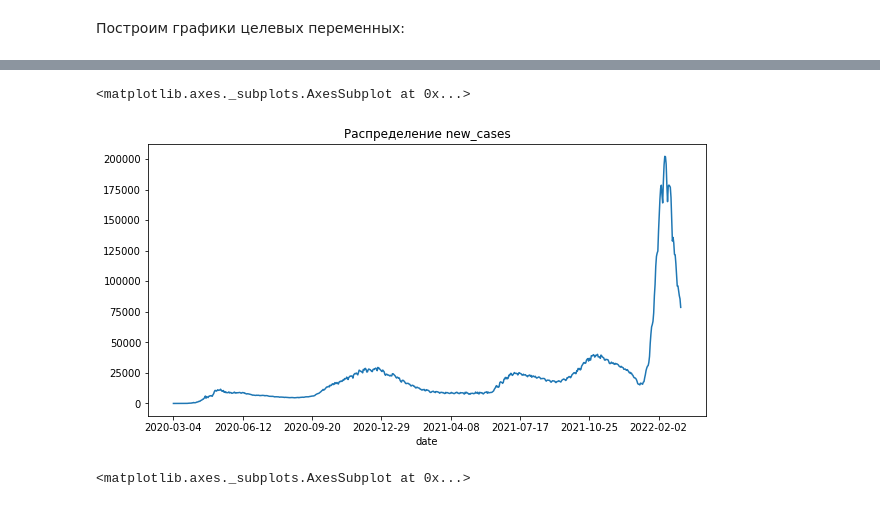
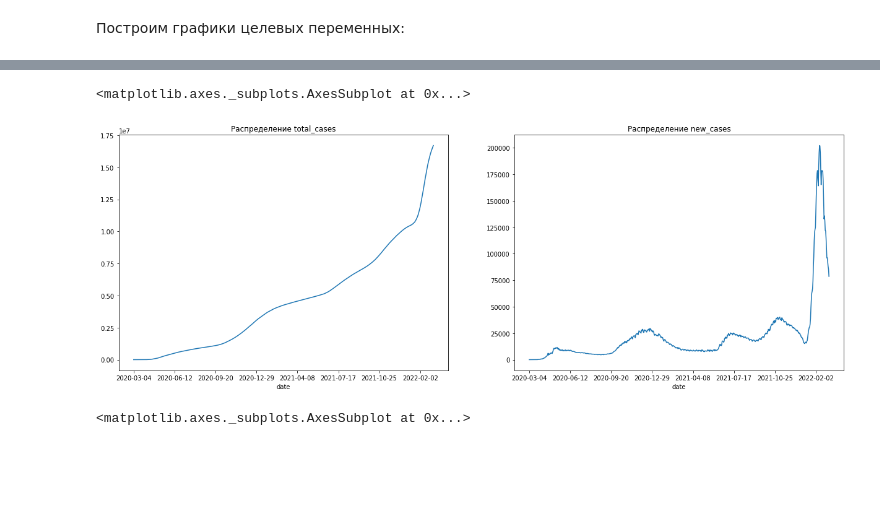
Before and after one commit to made-hw/AML, a Jupyter notebook: Продвинутое машинное обучение.ДЗ 1.ipynb, the cells around one changed output, grey strips where cells are left out. Saved outputs shown, nothing was run; the diff lists cells and outputs as text; code cells hidden in the pictures; blank space fills up the shorter version.

```diff
--- a/Продвинутое машинное обучение.ДЗ 1.ipynb
+++ b/Продвинутое машинное обучение.ДЗ 1.ipynb
@@ -79,8 +77,11 @@ plot_data[targets[0]].plot(title=f'Распределение {targets[0]}', fig
-# %%
-plot_data[targets[1]].plot(title=f'Распределение {targets[1]}', figsize=(10, 5))
-# %% [output]
-<matplotlib.axes._subplots.AxesSubplot at 0x...>
-[figure, removed]
+# %%
+fig, axes = plt.subplots(nrows=1, ncols=2, figsize=(21, 7))
+
+plot_data[targets[0]].plot(title=f'Распределение {targets[0]}', ax=axes[0])
+plot_data[targets[1]].plot(title=f'Распределение {targets[1]}', ax=axes[1])
+# %% [output]
+<matplotlib.axes._subplots.AxesSubplot at 0x...>
+[figure, added]
 # %%
 plot_data[targets].plot(title=f'Распределение {targets[0]} и {targets[1]}', figsize=(10, 5), logy=True)
 # %% [output]
```
Also changed, not shown: parts of 30 cells of this notebook.
